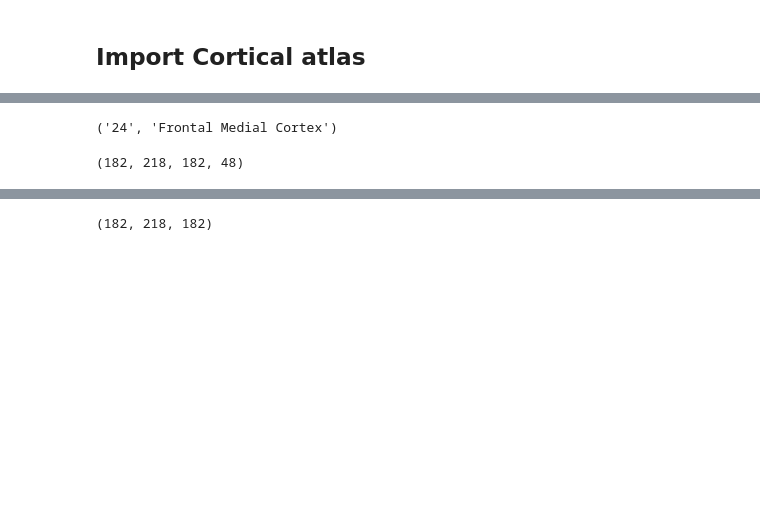
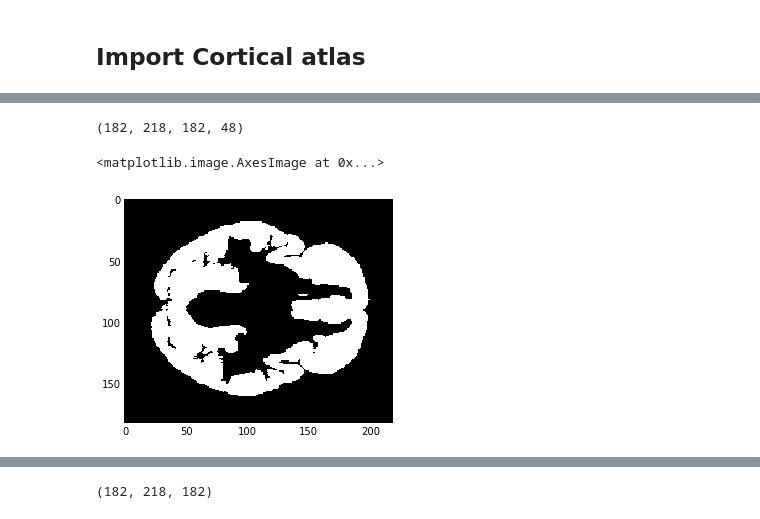
Before and after one commit to jbpoline/regions, a Jupyter notebook: regions/atlas.ipynb, the cells around one changed output, grey strips where cells are left out. Drawn from its saved outputs; the diff is of its cells as text; code cells hidden in the pictures; blank space fills up the shorter version.

Commit message:
Playing with some atlas methods: resample and mask

```diff
--- a/regions/atlas.ipynb
+++ b/regions/atlas.ipynb
@@ -194,13 +192,19 @@ atlas_labels = 'HarvardOxford-Cortical.xml'
+# %%
+#print l
+
+d = d/100. # make it probability
 # %%
 C = ProbAtlas(d, a, l)
-#print C.labels, C.affine
-C.labels
-r24 = C.rois[24]
+#print C.labels
+print C.shape
+# print C.labels
+# %% [output]
+(182, 218, 182, 48)
-# %%
-r24[0]
-# %% [output]
-('24', 'Frontal Medial Cortex')
-# %%
-d.shape
-# %% [output]
-(182, 218, 182, 48)
+# %%
+msk = C.mask(.25)
+# %%
+pos = [slice(None), slice(None), 60]
+plt.imshow(msk[pos], cmap="gray", interpolation="nearest")
+# %% [output]
+<matplotlib.image.AxesImage at 0x...>
+[figure, added]
```
Also changed, not shown: parts of 33 cells of this notebook.
